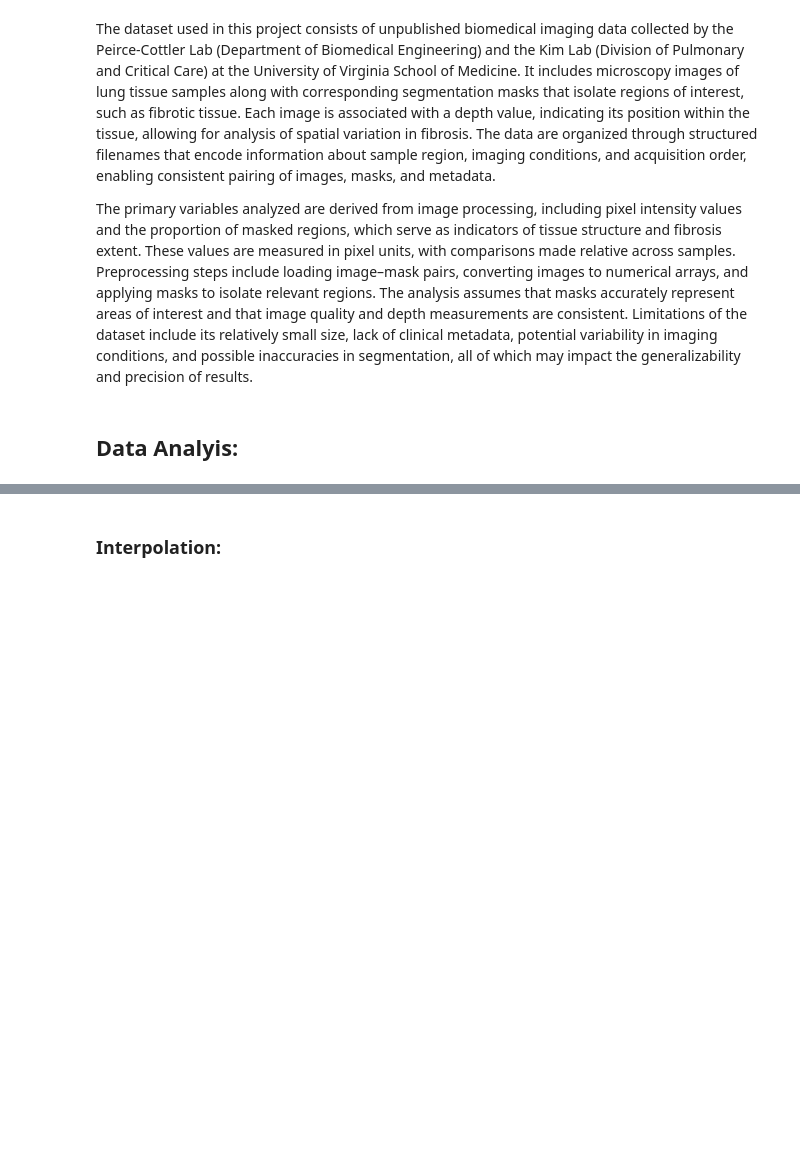
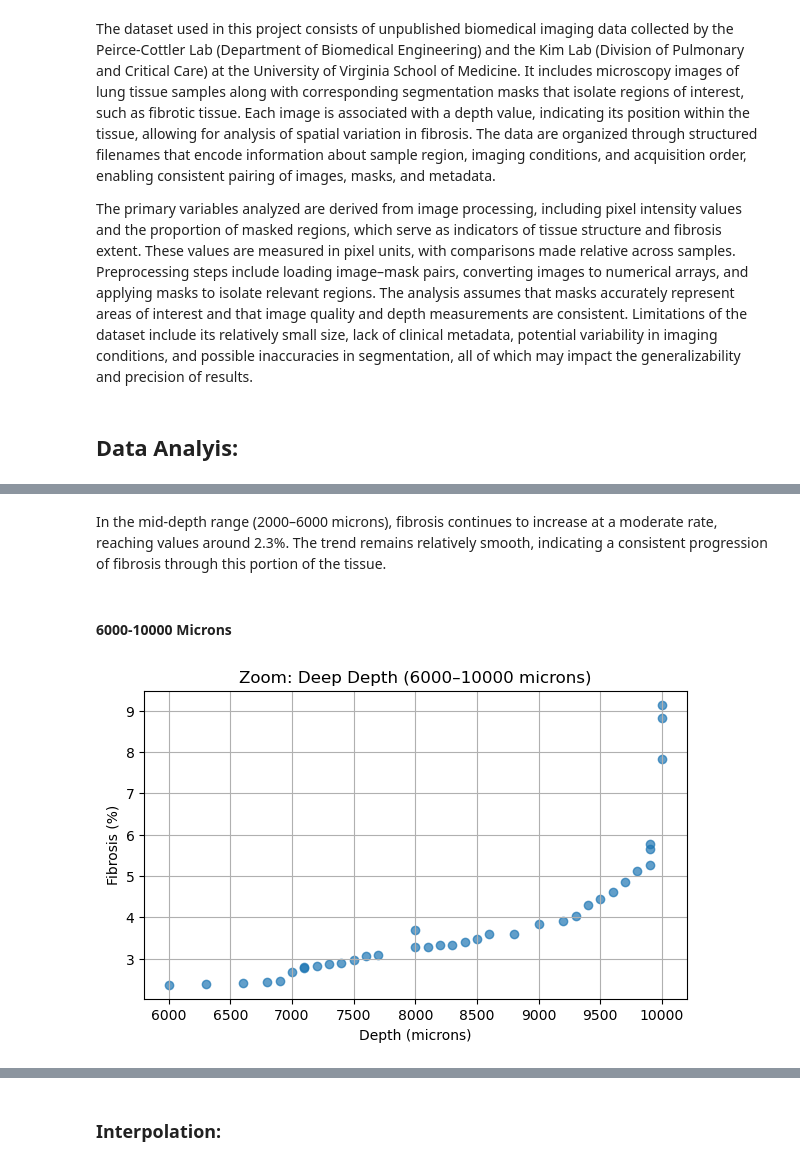
Before and after one commit to breckleytheresa13-debug/Module-3-Fibrosisb-breckley_elfaki, a Jupyter notebook: Module 3 Template.ipynb, the cells around one changed output, grey strips where cells are left out. Drawn from its saved outputs; the diff is of its cells as text; code cells hidden in the pictures; blank space fills up the shorter version.

```diff
--- a/Module 3 Template.ipynb
+++ b/Module 3 Template.ipynb
@@ -165,0 +269,9 @@ Execution time: 0.0000295000 seconds
+# %% [markdown]
+In the mid-depth range (2000–6000 microns), fibrosis continues to increase at a moderate rate, reaching values around 2.3%. The trend remains relatively smooth, indicating a consistent progression of fibrosis through this portion of the tissue.
+# %% [markdown]
+#### **6000-10000 Microns**
+# %%
+# Deep region
+plot_zoom(x, y, 6000, 10000, "Zoom: Deep Depth (6000–10000 microns)")
+# %% [output]
+[figure, added]
```
Also changed, not shown: parts of 14 cells of this notebook, 10 other files.
